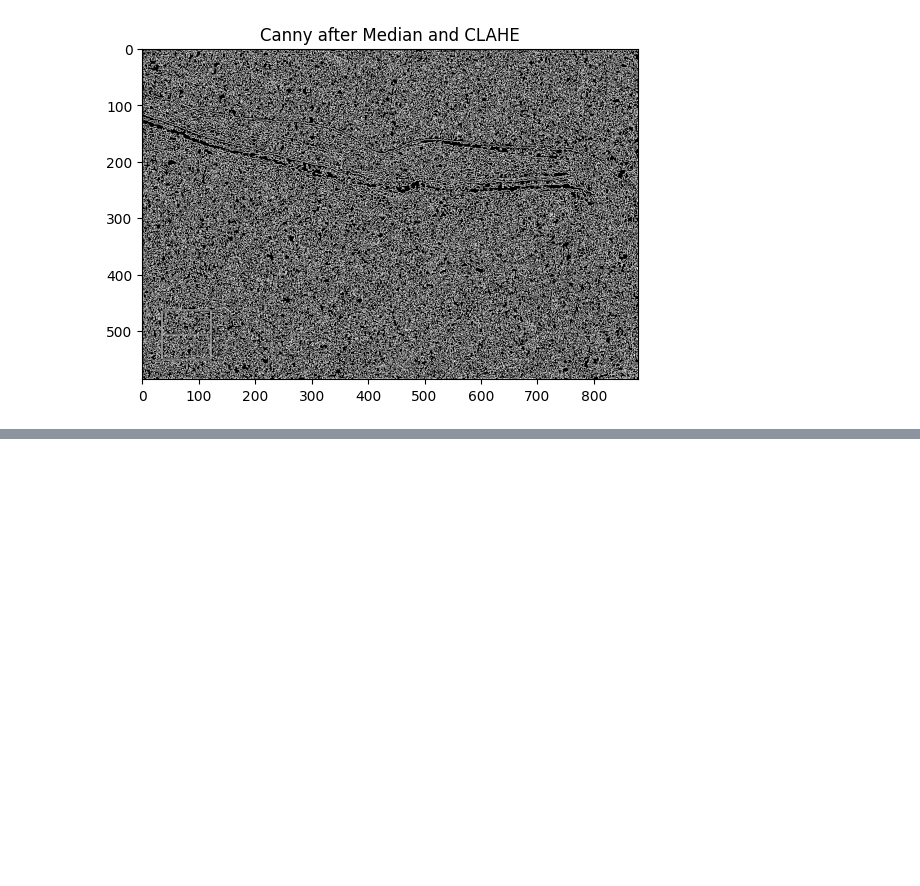
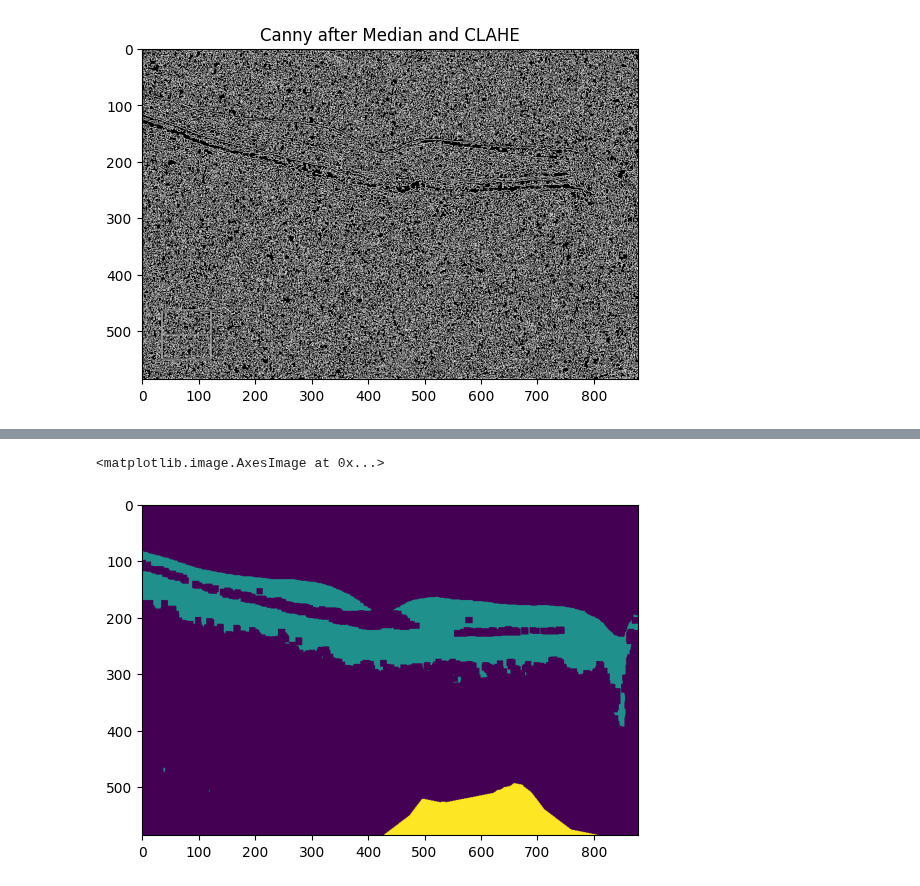
Before and after one commit to KogenNobori/ML-OCT, a Jupyter notebook: Denoising_contrast_enhancement.ipynb, the cells around one changed output, grey strips where cells are left out. Saved outputs shown, nothing was run; the diff lists cells and outputs as text; code cells hidden in the pictures; blank space fills up the shorter version.

```diff
--- a/Denoising_contrast_enhancement.ipynb
+++ b/Denoising_contrast_enhancement.ipynb
@@ -186,0 +226,10 @@ plt.show()
+# %%
+ret, markers = cv2.connectedComponents(sure_fg)
+
+markers = markers+1
+markers[unknown==255] = 0
+# %%
+plt.imshow(markers)
+# %% [output]
+<matplotlib.image.AxesImage at 0x...>
+[figure, added]
```
Also changed, not shown: parts of 13 cells of this notebook.
